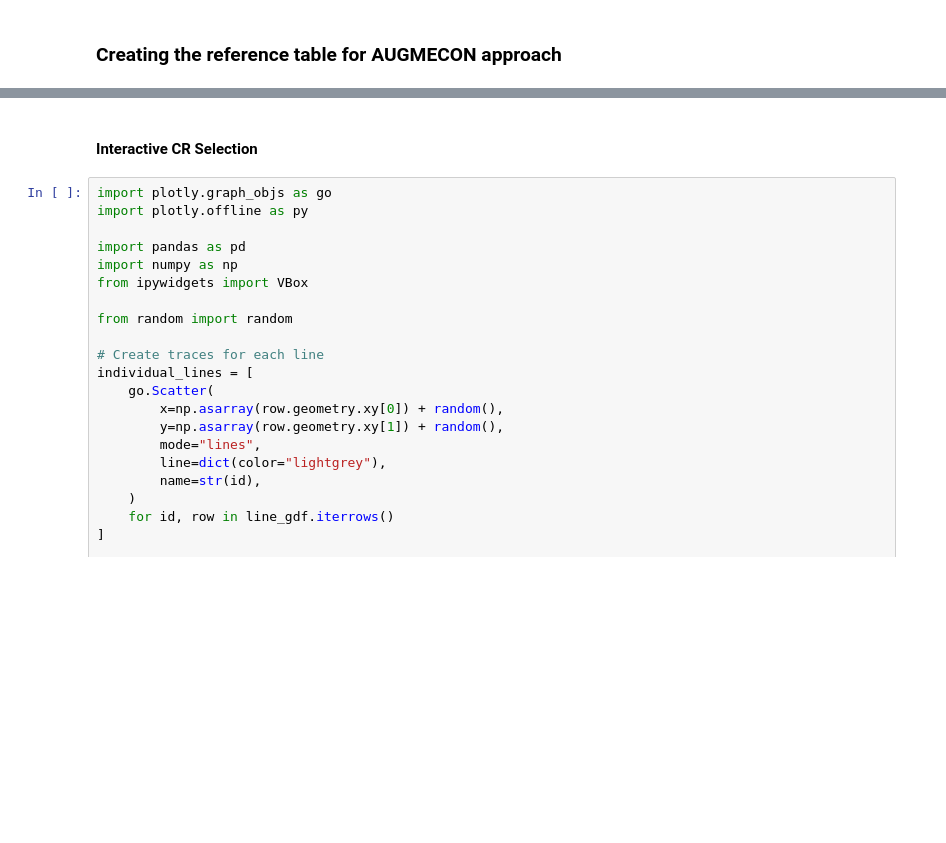
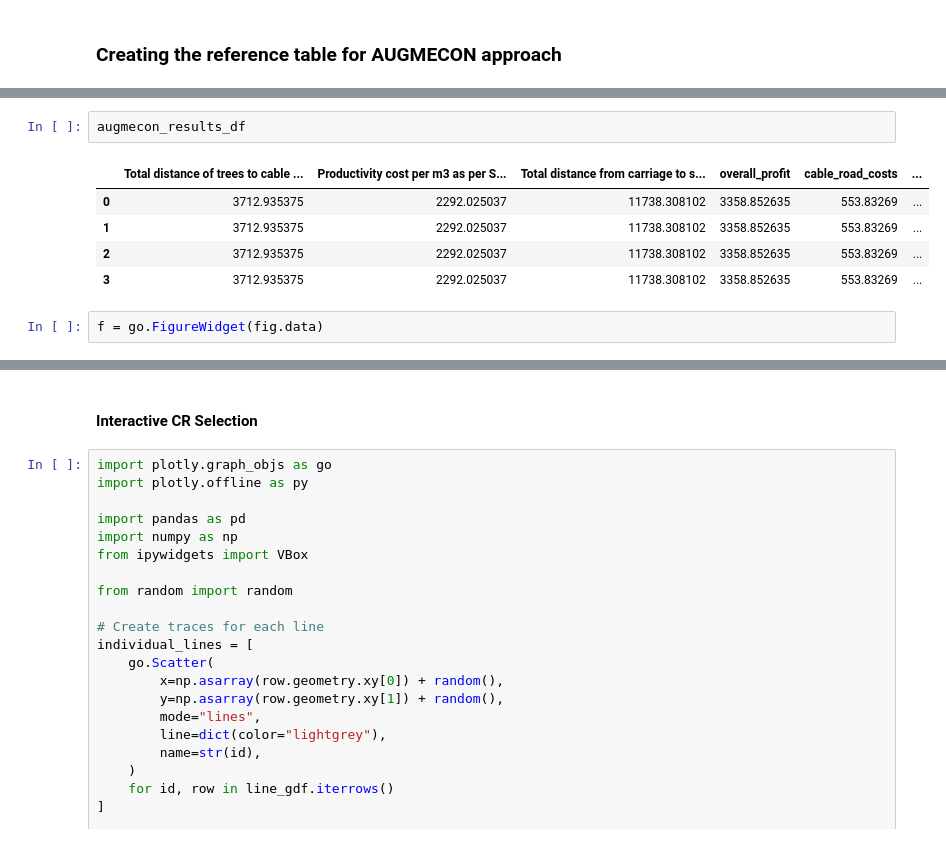
Before and after one commit to werzum/multi_objective_layout_optimization, a Jupyter notebook: 01_Notebooks/optimization.ipynb, the cells around one changed output, grey strips where cells are left out. Drawn from its saved outputs; the diff is of its cells as text; blank space fills up the shorter version.

```diff
--- a/01_Notebooks/optimization.ipynb
+++ b/01_Notebooks/optimization.ipynb
@@ -514,3 +537,13 @@ fig.show()
+# %%
+augmecon_results_df
+# %% [output]
+|  | Total distance of trees to cable ... | Productivity cost per m3 as per S... | Total distance from carriage to s... | overall_profit | cable_road_costs | ... |
+| 0 | 3712.935375 | 2292.025037 | 11738.308102 | 3358.852635 | 553.83269 | ... |
+| 1 | 3712.935375 | 2292.025037 | 11738.308102 | 3358.852635 | 553.83269 | ... |
+| 2 | 3712.935375 | 2292.025037 | 11738.308102 | 3358.852635 | 553.83269 | ... |
+| 3 | 3712.935375 | 2292.025037 | 11738.308102 | 3358.852635 | 553.83269 | ... |
+# %%
+f = go.FigureWidget(fig.data)
 # %%
 from ipywidgets import VBox
 
```
Also changed, not shown: parts of 8 cells of this notebook.
